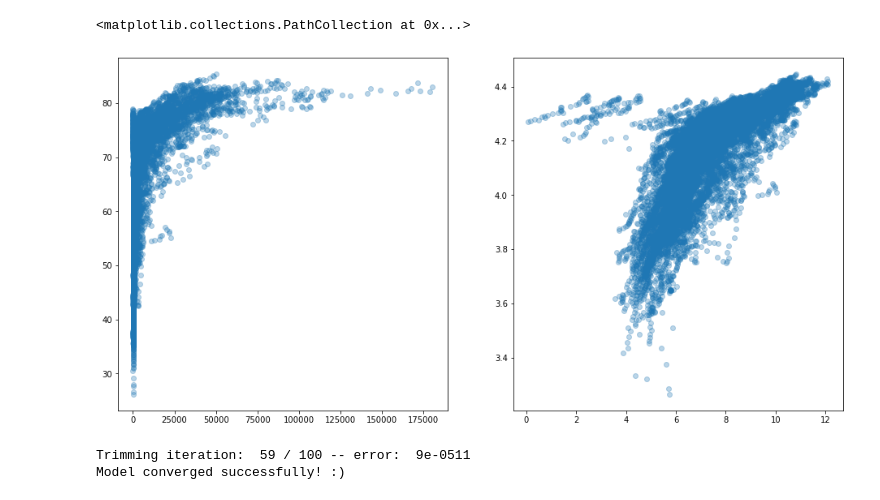
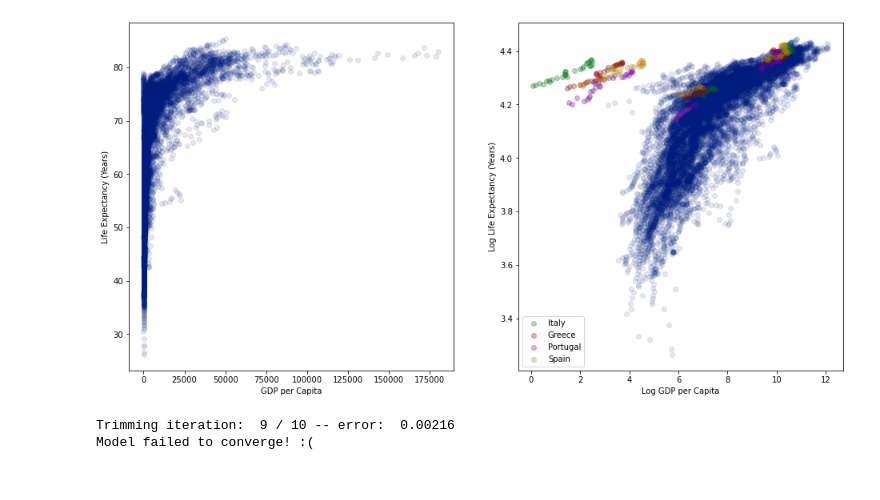
Before and after one commit to ihmeuw-msca/sfma, a Jupyter notebook: notebooks/GDP and LE.ipynb, the cells around one changed output. Saved outputs shown, nothing was run; the diff lists cells and outputs as text; code cells hidden in the pictures.

```diff
--- a/notebooks/GDP and LE.ipynb
+++ b/notebooks/GDP and LE.ipynb
@@ -18,10 +20,30 @@ df["log.le"] = np.log(df["le"])
 df["log.gdp"] = np.log(df["gdp"])
 
 df.sort_values('gdp', inplace=True)
-# %%
-fig, ax = plt.subplots(1, 2, figsize=(16, 8))
-ax[0].scatter(df[["gdp"]], df[["le"]], alpha=0.3)
-ax[1].scatter(np.log(df[["gdp"]]), np.log(df[["le"]]), alpha=0.3)
-# %% [output]
-<matplotlib.collections.PathCollection at 0x...>
-[figure, removed]
+# %%
+plt.style.use('seaborn-dark-palette')
+# %%
+italy = df["country"].isin(["Italy"]).values
+greece = df["country"].isin(["Greece"]).values
+spain = df["country"].isin(["Spain"]).values
+portugal = df["country"].isin(["Portugal"]).values
+# %%
+other = ~italy & ~greece & ~spain & ~portugal
+# %%
+fig, ax = plt.subplots(1, 2, figsize=(16, 8))
+ax[0].scatter(df[["gdp"]], df[["le"]], alpha=0.1)
+ax[1].scatter(df[["log.gdp"]][other], df[["log.le"]][other], alpha=0.1)
+ax[0].set_xlabel("GDP per Capita")
+ax[0].set_ylabel("Life Expectancy (Years)")
+ax[1].set_xlabel("Log GDP per Capita")
+ax[1].set_ylabel("Log Life Expectancy (Years)")
+
+ax[1].scatter(df[["log.gdp"]][italy], df[["log.le"]][italy], alpha=0.3, label="Italy")
+ax[1].scatter(df[["log.gdp"]][greece], df[["log.le"]][greece], alpha=0.3, label="Greece")
+ax[1].scatter(df[["log.gdp"]][portugal], df[["log.le"]][portugal], alpha=0.3, label="Portugal")
+ax[1].scatter(df[["log.gdp"]][spain], df[["log.le"]][spain], alpha=0.3, label="Spain")
+
+ax[1].legend()
+plt.savefig("GDP-LE-example.pdf")
+# %% [output]
+[figure, added]
@@ -28,19 +52,19 @@ ax[1].scatter(np.log(df[["gdp"]]), np.log(df[["le"]]), alpha=0.3)
 # %%
 model = SFMAModel(
-    df=df,
-    col_output='log.le',
-    col_se='int',
-    col_input='log.gdp',
+    df=uhc,
+    col_output='uhc',
+    col_se='uhc_std',
+    col_input='physicians',
     concave=True,
     knots_type='domain',
     knots_num=4,
-    # include_gamma=True,
+    include_gamma=False,
     increasing=True,
-    r_linear=True,
-    pct_trimming=0.05,
+    r_linear=False,
+    pct_trimming=0.10,
     constr_grid_num=100
 )
-model.fit(step_size=100)
+model.fit(step_size=100, max_iter=10)
 # %% [output]
-Trimming iteration:  59 / 100 -- error:  9e-0511
-Model converged successfully! :)
+Trimming iteration:  9 / 10 -- error:  0.00216
+Model failed to converge! :(
```
Also changed, not shown: parts of 8 cells of this notebook, 2 other files.
